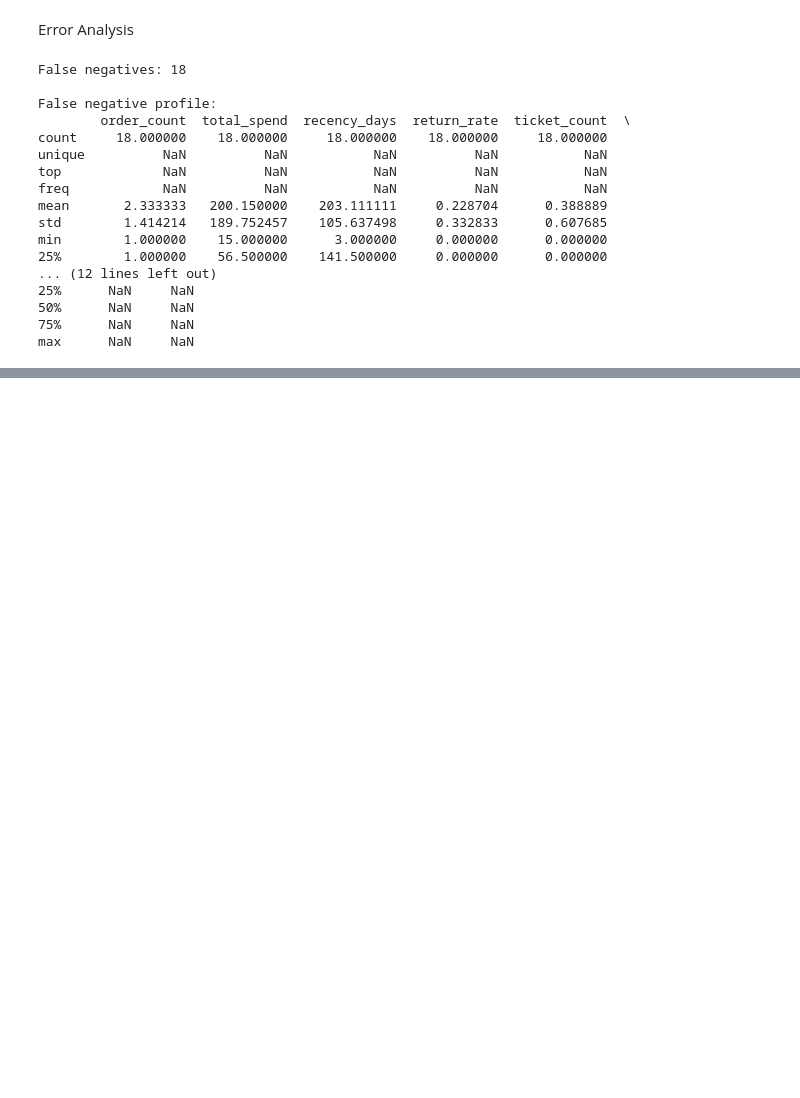
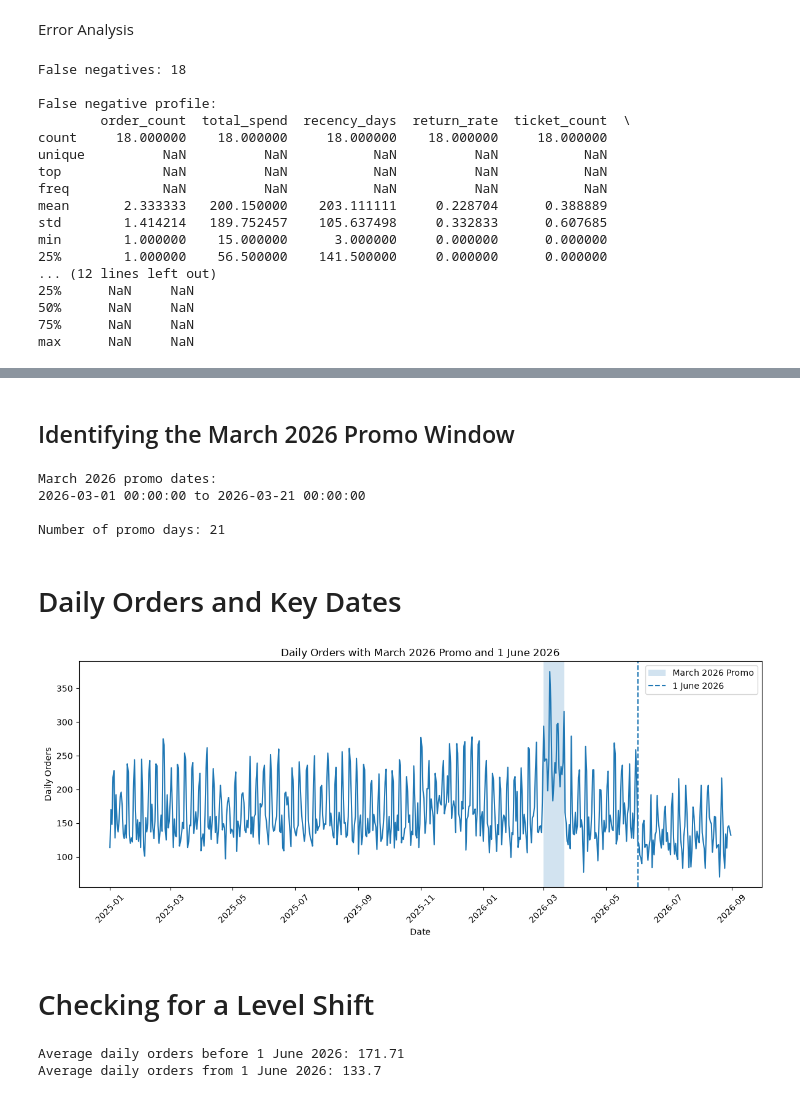
Before and after one commit to sivaepathusa/Pulsecart, a Jupyter notebook: analysis.ipynb, the cells around one changed output, grey strips where cells are left out. Saved outputs shown, nothing was run; the diff lists cells and outputs as text; code cells hidden in the pictures; blank space fills up the shorter version.

```diff
--- a/analysis.ipynb
+++ b/analysis.ipynb
@@ -947,0 +1081,11 @@ The missed customers were spread across 9 cities, so the errors were not concent
+# %%
+daily_ops = pd.read_csv("data/csv/daily_ops.csv")
+
+print("Shape:", daily_ops.shape)
+print("\nColumns:")
+print(daily_ops.columns.tolist())
+
+print("\nDate range:")
+print(daily_ops["date"].min(), "to", daily_ops["date"].max())
+
+daily_ops.head()
@@ -947,0 +1106,50 @@ The missed customers were spread across 9 cities, so the errors were not concent
+# %% [markdown]
+## Identifying the March 2026 Promo Window
+# %%
+daily_ops["date"] = pd.to_datetime(daily_ops["date"])
+
+# Check promo days in March 2026
+march_promo = daily_ops[
+    (daily_ops["date"].dt.year == 2026) &
+    (daily_ops["date"].dt.month == 3) &
+    (daily_ops["promo_flag"] == 1)]
+print("March 2026 promo dates:")
+print(march_promo["date"].min(), "to", march_promo["date"].max())
+print("\nNumber of promo days:", len(march_promo))
+# %% [output]
+March 2026 promo dates:
+2026-03-01 00:00:00 to 2026-03-21 00:00:00
+
+Number of promo days: 21
+# %% [markdown]
+# Daily Orders and Key Dates
+# %%
+plt.figure(figsize=(12, 5))
+sns.lineplot(data=daily_ops, x="date", y="orders_count")
+promo_start = pd.Timestamp("2026-03-01")
+promo_end = pd.Timestamp("2026-03-21")
+plt.axvspan(promo_start, promo_end, alpha=0.2, label="March 2026 Promo")
+june_date = pd.Timestamp("2026-06-01")
+plt.axvline(june_date, linestyle="--", label="1 June 2026")
+plt.title("Daily Orders with March 2026 Promo and 1 June 2026")
+plt.xlabel("Date")
+plt.ylabel("Daily Orders")
+plt.legend()
+plt.xticks(rotation=45)
+plt.tight_layout()
+plt.show()
+# %% [output]
+[figure, added]
+# %% [markdown]
+# Checking for a Level Shift
+# %%
+june_date = pd.Timestamp("2026-06-01")
+before_june = daily_ops[daily_ops["date"] < june_date]
+after_june = daily_ops[daily_ops["date"] >= june_date]
+print("Average daily orders before 1 June 2026:",
+      round(before_june["orders_count"].mean(), 2))
+print("Average daily orders from 1 June 2026:",
+      round(after_june["orders_count"].mean(), 2))
+# %% [output]
+Average daily orders before 1 June 2026: 171.71
+Average daily orders from 1 June 2026: 133.7
```
Also changed, not shown: parts of 25 cells of this notebook.
